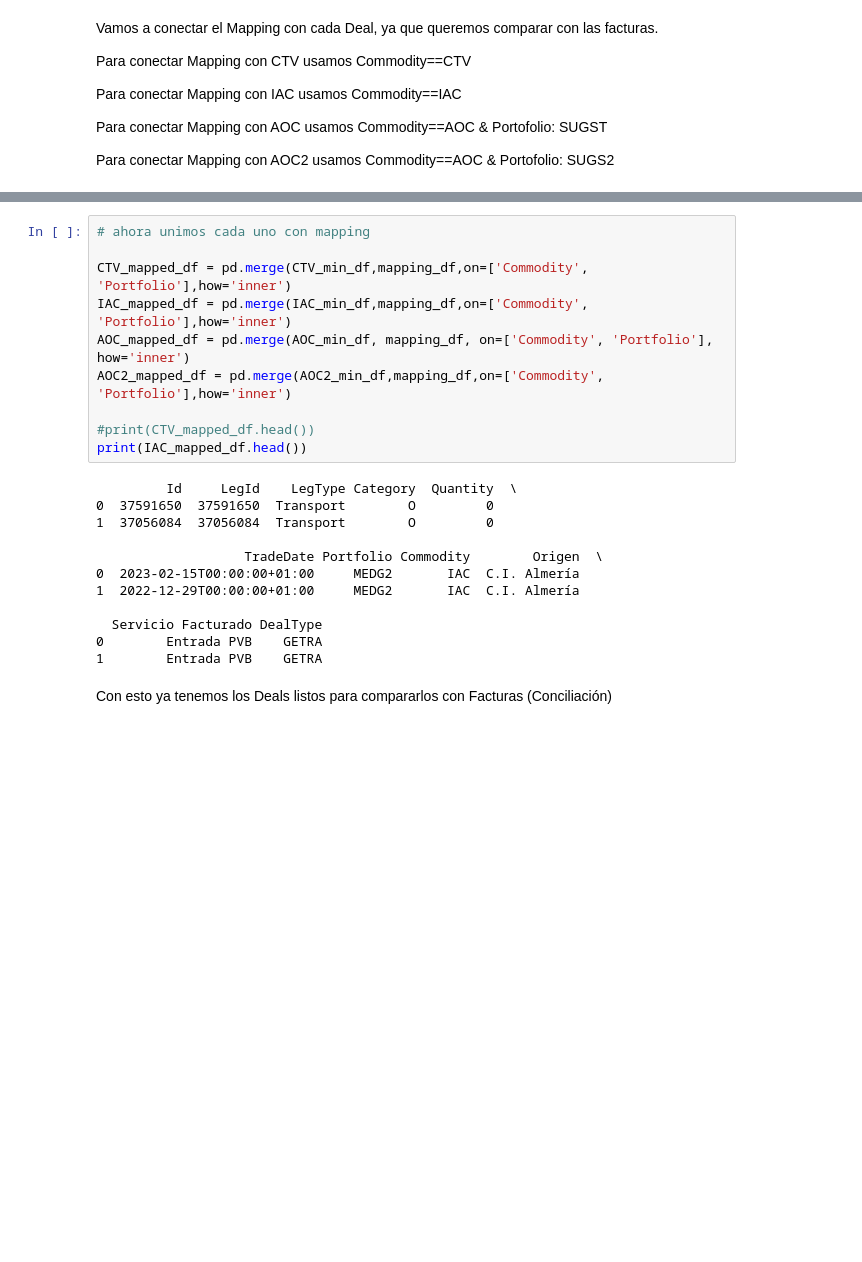
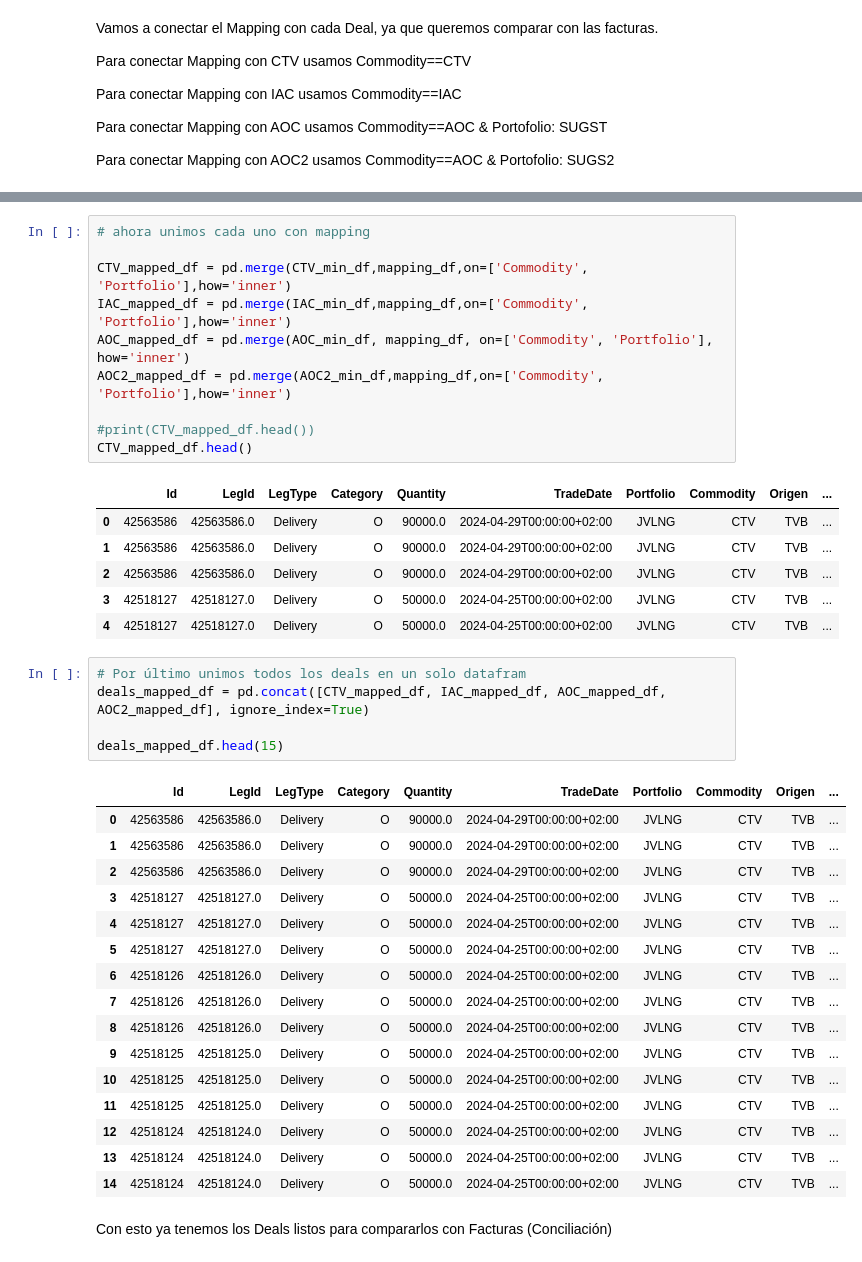
Before and after one commit to kikekzm/Data-Projects, a Jupyter notebook: ENGIE-Caso/Caso_Engie.ipynb, the cells around one changed output, grey strips where cells are left out. Drawn from its saved outputs; the diff is of its cells as text; blank space fills up the shorter version.

Commit message:
comparar con facturas

```diff
--- a/ENGIE-Caso/Caso_Engie.ipynb
+++ b/ENGIE-Caso/Caso_Engie.ipynb
@@ -156,19 +152,36 @@ AOC_mapped_df = pd.merge(AOC_min_df, mapping_df, on=['Commodity', 'Portfolio'],
 AOC2_mapped_df = pd.merge(AOC2_min_df,mapping_df,on=['Commodity', 'Portfolio'],how='inner')
 
 #print(CTV_mapped_df.head())
-print(IAC_mapped_df.head())
+CTV_mapped_df.head()
 # %% [output]
-         Id     LegId    LegType Category  Quantity  \
-0  37591650  37591650  Transport        O         0
-1  37056084  37056084  Transport        O         0
-
-                   TradeDate Portfolio Commodity        Origen  \
-0  2023-02-15T00:00:00+01:00     MEDG2       IAC  C.I. Almería
-1  2022-12-29T00:00:00+01:00     MEDG2       IAC  C.I. Almería
-
-  Servicio Facturado DealType
-0        Entrada PVB    GETRA
-1        Entrada PVB    GETRA
+|  | Id | LegId | LegType | Category | Quantity | TradeDate | Portfolio | Commodity | Origen | ... |
+| 0 | 42563586 | 42563586.0 | Delivery | O | 90000.0 | 2024-04-29T00:00:00+02:00 | JVLNG | CTV | TVB | ... |
+| 1 | 42563586 | 42563586.0 | Delivery | O | 90000.0 | 2024-04-29T00:00:00+02:00 | JVLNG | CTV | TVB | ... |
+| 2 | 42563586 | 42563586.0 | Delivery | O | 90000.0 | 2024-04-29T00:00:00+02:00 | JVLNG | CTV | TVB | ... |
+| 3 | 42518127 | 42518127.0 | Delivery | O | 50000.0 | 2024-04-25T00:00:00+02:00 | JVLNG | CTV | TVB | ... |
+| 4 | 42518127 | 42518127.0 | Delivery | O | 50000.0 | 2024-04-25T00:00:00+02:00 | JVLNG | CTV | TVB | ... |
+# %%
+# Por último unimos todos los deals en un solo datafram
+deals_mapped_df = pd.concat([CTV_mapped_df, IAC_mapped_df, AOC_mapped_df, AOC2_mapped_df], ignore_index=True)
+
+deals_mapped_df.head(15)
+# %% [output]
+|  | Id | LegId | LegType | Category | Quantity | TradeDate | Portfolio | Commodity | Origen | ... |
+| 0 | 42563586 | 42563586.0 | Delivery | O | 90000.0 | 2024-04-29T00:00:00+02:00 | JVLNG | CTV | TVB | ... |
+| 1 | 42563586 | 42563586.0 | Delivery | O | 90000.0 | 2024-04-29T00:00:00+02:00 | JVLNG | CTV | TVB | ... |
+| 2 | 42563586 | 42563586.0 | Delivery | O | 90000.0 | 2024-04-29T00:00:00+02:00 | JVLNG | CTV | TVB | ... |
+| 3 | 42518127 | 42518127.0 | Delivery | O | 50000.0 | 2024-04-25T00:00:00+02:00 | JVLNG | CTV | TVB | ... |
+| 4 | 42518127 | 42518127.0 | Delivery | O | 50000.0 | 2024-04-25T00:00:00+02:00 | JVLNG | CTV | TVB | ... |
+| 5 | 42518127 | 42518127.0 | Delivery | O | 50000.0 | 2024-04-25T00:00:00+02:00 | JVLNG | CTV | TVB | ... |
+| 6 | 42518126 | 42518126.0 | Delivery | O | 50000.0 | 2024-04-25T00:00:00+02:00 | JVLNG | CTV | TVB | ... |
+| 7 | 42518126 | 42518126.0 | Delivery | O | 50000.0 | 2024-04-25T00:00:00+02:00 | JVLNG | CTV | TVB | ... |
+| 8 | 42518126 | 42518126.0 | Delivery | O | 50000.0 | 2024-04-25T00:00:00+02:00 | JVLNG | CTV | TVB | ... |
+| 9 | 42518125 | 42518125.0 | Delivery | O | 50000.0 | 2024-04-25T00:00:00+02:00 | JVLNG | CTV | TVB | ... |
+| 10 | 42518125 | 42518125.0 | Delivery | O | 50000.0 | 2024-04-25T00:00:00+02:00 | JVLNG | CTV | TVB | ... |
+| 11 | 42518125 | 42518125.0 | Delivery | O | 50000.0 | 2024-04-25T00:00:00+02:00 | JVLNG | CTV | TVB | ... |
+| 12 | 42518124 | 42518124.0 | Delivery | O | 50000.0 | 2024-04-25T00:00:00+02:00 | JVLNG | CTV | TVB | ... |
+| 13 | 42518124 | 42518124.0 | Delivery | O | 50000.0 | 2024-04-25T00:00:00+02:00 | JVLNG | CTV | TVB | ... |
+| 14 | 42518124 | 42518124.0 | Delivery | O | 50000.0 | 2024-04-25T00:00:00+02:00 | JVLNG | CTV | TVB | ... |
 # %% [markdown]
 Con esto ya tenemos los Deals listos para compararlos con Facturas (Conciliación)
 # %% [markdown]
```
Also changed, not shown: parts of 5 cells of this notebook.
